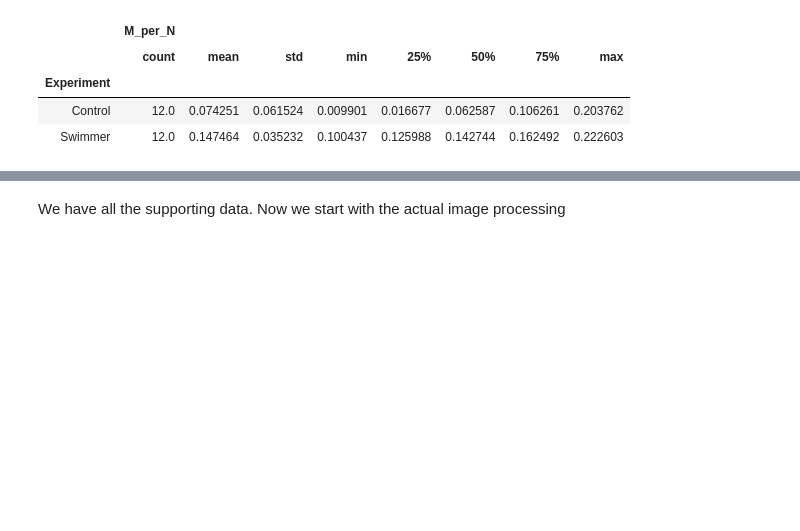
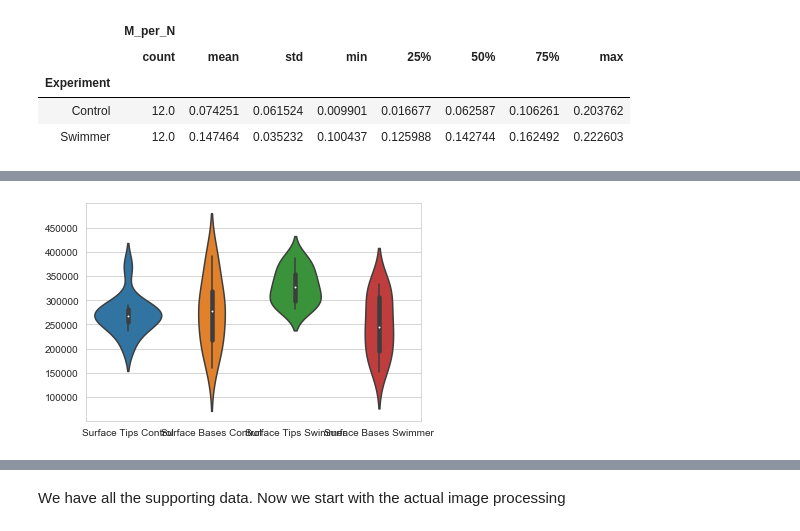
Before and after one commit to habi/Zebra-Fish-Gills, a Jupyter notebook: Gills-Analysis.ipynb, the cells around one changed output, grey strips where cells are left out. Cells and saved outputs as stored; diff of their text form; code cells hidden in the pictures; blank space fills up the shorter version.

```diff
--- a/Gills-Analysis.ipynb
+++ b/Gills-Analysis.ipynb
@@ -976,0 +1188,10 @@ Mitoses_base.groupby(by='Experiment').describe()
+# %%
+seaborn.violinplot(data=eGFP[['Surface Tips Control',
+                              'Surface Bases Control',
+                              'Surface Tips Swimmer',
+                              'Surface Bases Swimmer']])
+plt.savefig(os.path.join(OutPutDir, 'eGFP.Surfaces.png'),
+            bbox_inches='tight')
+plt.show()
+# %% [output]
+[figure, added]
```
Also changed, not shown: parts of 117 cells of this notebook.
